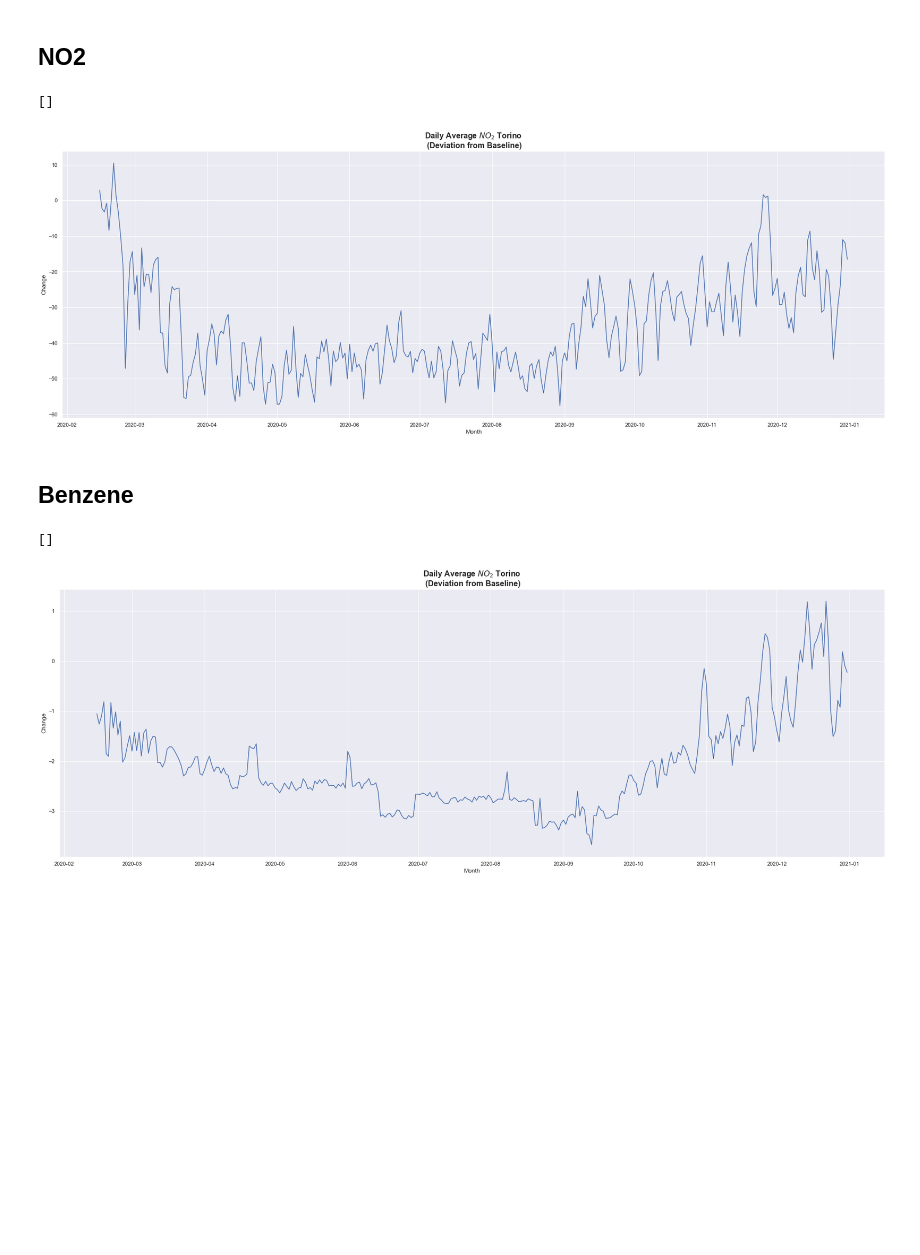
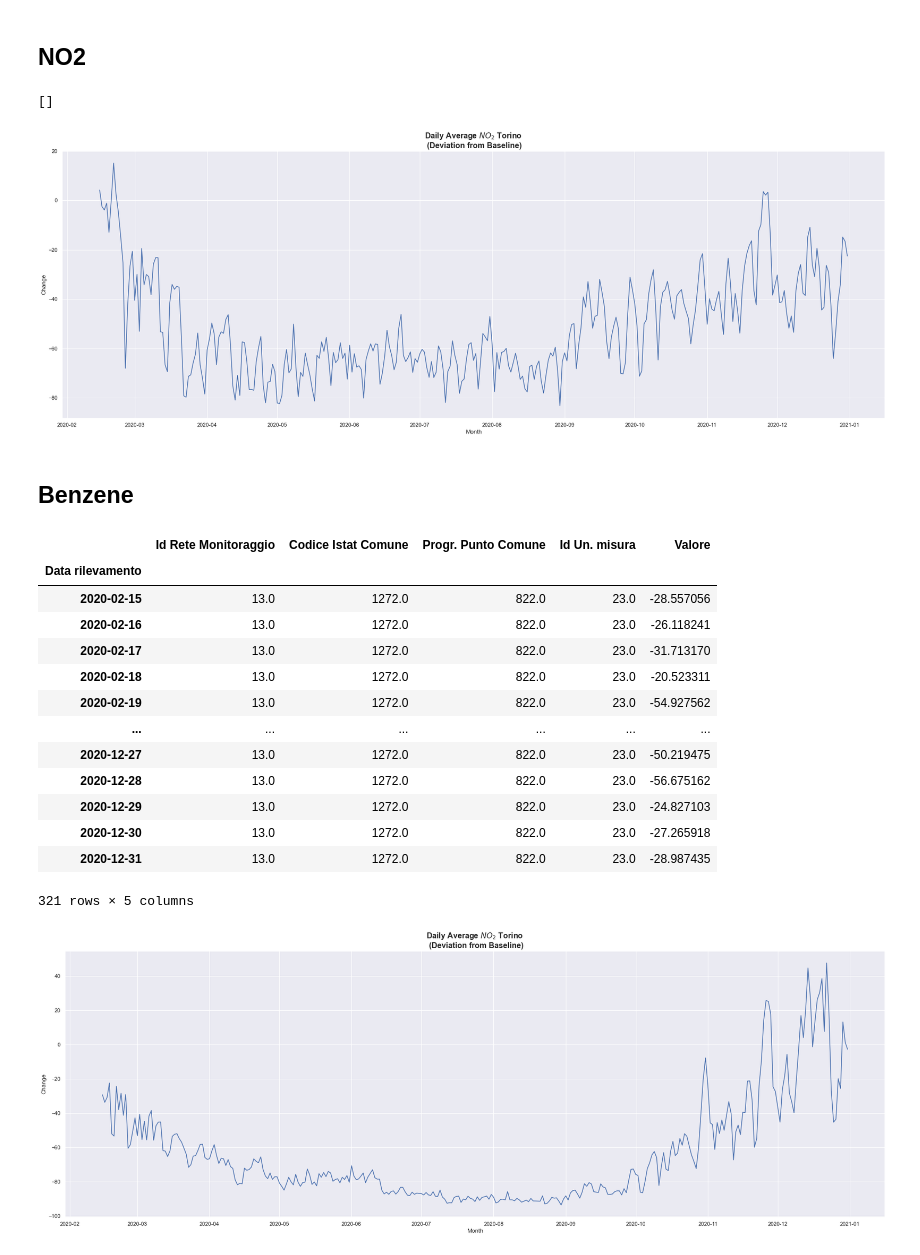
Before and after one commit to danielegerbaldo/Turin-Air-Quality-Comparison-Lockdown, a Jupyter notebook: Air-Quality.ipynb, the cells around one changed output. Drawn from its saved outputs; the diff is of its cells as text; code cells hidden in the pictures; blank space fills up the shorter version.

```diff
--- a/Air-Quality.ipynb
+++ b/Air-Quality.ipynb
@@ -352,10 +387,10 @@ plt.plot()
 # %% [markdown]
 ## NO2
 # %%
-consolata_no2=get_daily_adjusted_data('data/ARPA/NO2/Torino-Consolata_Biossido_2020-01-01_2020-12-31.csv')
-rebaudengo_no2 = get_daily_adjusted_data('data/ARPA/NO2/Torino-Rebaudengo_Biossido_2020-01-01_2020-12-31.csv')
-lingotto_no2 = get_daily_adjusted_data('data/ARPA/NO2/Torino-Lingotto_Biossido_2020-01-01_2020-12-31.csv')
-rubino_no2 = get_daily_adjusted_data('data/ARPA/NO2/Torino-Rubino_Biossido_2020-01-01_2020-12-31.csv')
+consolata_no2=get_daily_adjusted_data('data/ARPA/NO2/Consolata/Torino-Consolata_Biossido')
+rebaudengo_no2 = get_daily_adjusted_data('data/ARPA/NO2/Rebaudengo/Torino-Rebaudengo_Biossido')
+lingotto_no2 = get_daily_adjusted_data('data/ARPA/NO2/Lingotto/Torino-Lingotto_Biossido')
+rubino_no2 = get_daily_adjusted_data('data/ARPA/NO2/Rubino/Torino-Rubino_Biossido')
 avg_turin_no2=pd.concat([consolata_no2,rebaudengo_no2,lingotto_no2,rubino_no2]).groupby('Data rilevamento', as_index=True).mean()
 
 
@@ -367,23 +402,36 @@ plt.ylabel('Change')
 plt.plot()
 # %% [output]
 []
-[figure, old version]
+[figure, new version]
 # %% [markdown]
 ## Benzene
 # %%
-consolata_bnz=get_daily_adjusted_data('data/ARPA/Benzene/Torino-Consolata_Idrocarburi-aromatici_2020-01-01_2020-12-31.csv')
-rebaudengo_bnz = get_daily_adjusted_data('data/ARPA/Benzene/Torino-Rebaudengo_Idrocarburi-aromatici_2020-01-01_2020-12-31.csv')
-lingotto_bnz = get_daily_adjusted_data('data/ARPA/Benzene/Torino-Lingotto_Idrocarburi-aromatici_2020-01-01_2020-12-31.csv')
-rubino_bnz = get_daily_adjusted_data('data/ARPA/Benzene/Torino-Rubino_Idrocarburi-aromatici_2020-01-01_2020-12-31.csv')
+consolata_bnz=get_daily_adjusted_data('data/ARPA/Benzene/Consolata/Torino-Consolata_Idrocarburi-aromatici')
+rebaudengo_bnz = get_daily_adjusted_data('data/ARPA/Benzene/Rebaudengo/Torino-Rebaudengo_Idrocarburi-aromatici')
+lingotto_bnz = get_daily_adjusted_data('data/ARPA/Benzene/Lingotto/Torino-Lingotto_Idrocarburi-aromatici')
+rubino_bnz = get_daily_adjusted_data('data/ARPA/Benzene/Rubino/Torino-Rubino_Idrocarburi-aromatici')
 avg_turin_bnz=pd.concat([consolata_bnz,rebaudengo_bnz,lingotto_bnz,rubino_bnz]).groupby('Data rilevamento', as_index=True).mean()
 
 
 plt.figure(figsize=(30, 10))
 sns.lineplot(data=avg_turin_bnz, x="Data rilevamento", y="Valore")
 plt.title("Daily Average $NO_{2}$ Torino \n (Deviation from Baseline)",fontdict= { 'fontsize': 16, 'fontweight':'bold'})
 plt.xlabel('Month')
 plt.ylabel('Change')
 plt.plot()
 # %% [output]
+|  | Id Rete Monitoraggio | Codice Istat Comune | Progr. Punto Comune | Id Un. misura | Valore |
+| Data rilevamento |  |  |  |  |  |
+| 2020-02-15 | 13.0 | 1272.0 | 822.0 | 23.0 | -28.557056 |
+| 2020-02-16 | 13.0 | 1272.0 | 822.0 | 23.0 | -26.118241 |
+| 2020-02-17 | 13.0 | 1272.0 | 822.0 | 23.0 | -31.713170 |
+| 2020-02-18 | 13.0 | 1272.0 | 822.0 | 23.0 | -20.523311 |
+| 2020-02-19 | 13.0 | 1272.0 | 822.0 | 23.0 | -54.927562 |
+| ... | ... | ... | ... | ... | ... |
+| 2020-12-27 | 13.0 | 1272.0 | 822.0 | 23.0 | -50.219475 |
+| 2020-12-28 | 13.0 | 1272.0 | 822.0 | 23.0 | -56.675162 |
+| 2020-12-29 | 13.0 | 1272.0 | 822.0 | 23.0 | -24.827103 |
+| 2020-12-30 | 13.0 | 1272.0 | 822.0 | 23.0 | -27.265918 |
+| 2020-12-31 | 13.0 | 1272.0 | 822.0 | 23.0 | -28.987435 |
-[]
+321 rows × 5 columns
-[figure, old version]
+[figure, new version]
```
Also changed, not shown: parts of 12 cells of this notebook, 34 other files.
